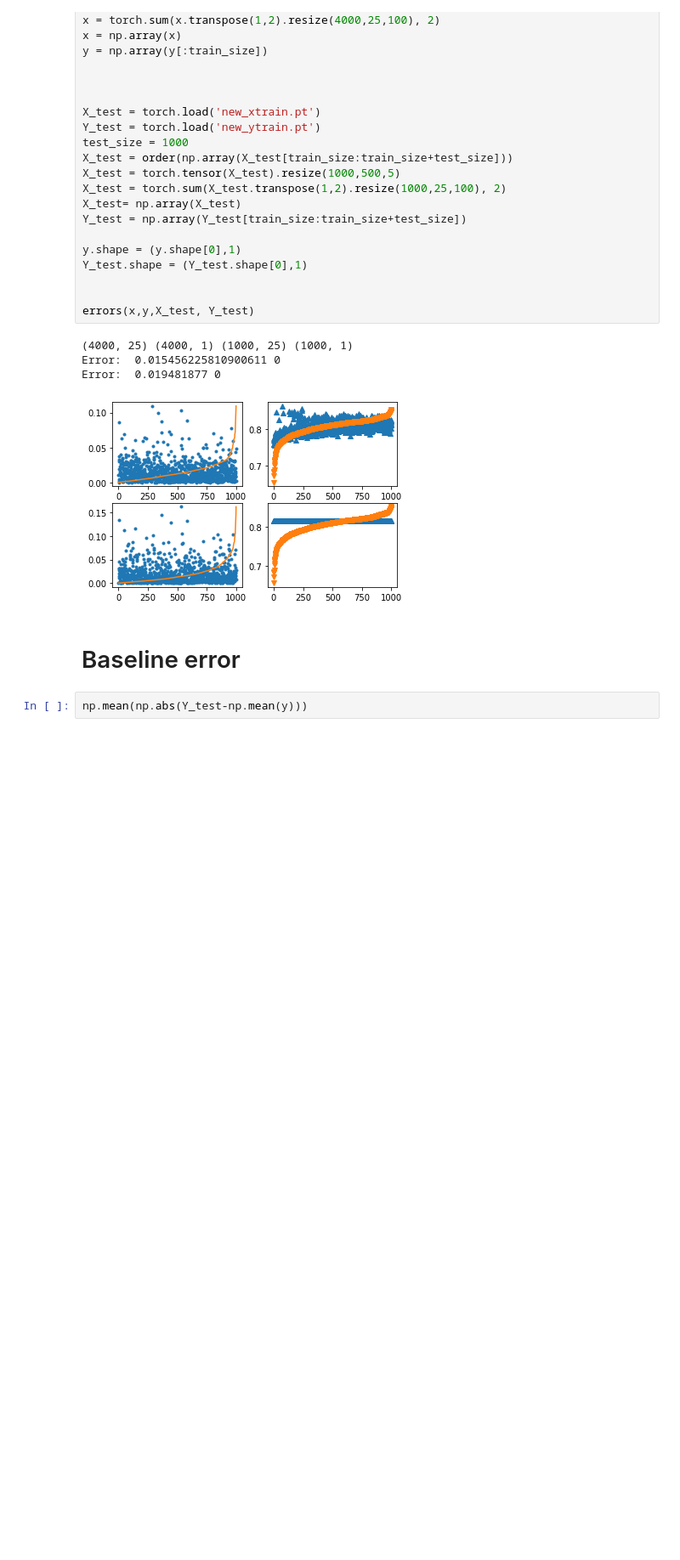
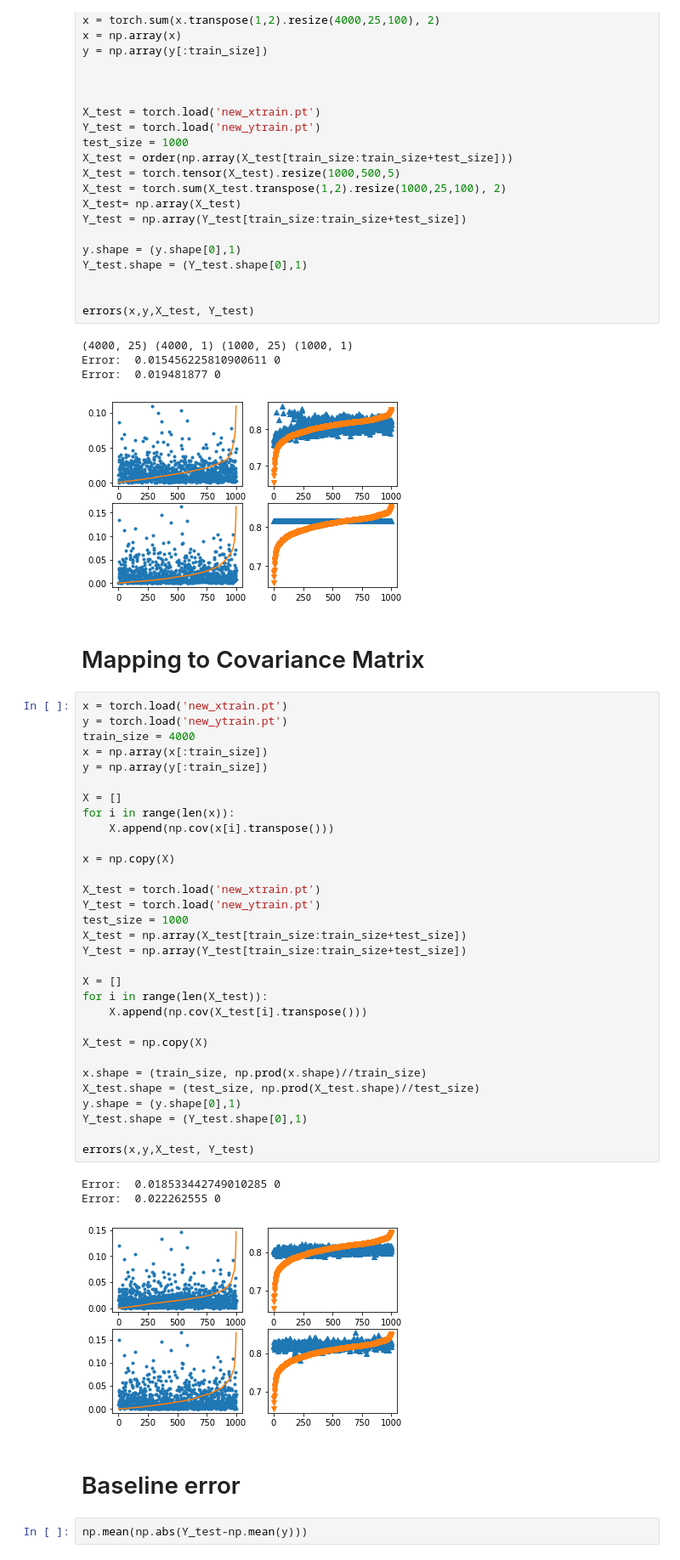
Before and after one commit to angelosaadeh/Set-training, a Jupyter notebook: Data_training.ipynb, the cells around one changed output. Shown: that part at 85% size. Drawn from its saved outputs; the diff is of its cells as text; blank space fills up the shorter version.

```diff
--- a/Data_training.ipynb
+++ b/Data_training.ipynb
@@ -276,6 +276,43 @@ errors(x,y,X_test, Y_test)
 Error:  0.015456225810900611 0
 Error:  0.019481877 0
 [figure]
+# %% [markdown]
+# Mapping to Covariance Matrix
+# %%
+x = torch.load('new_xtrain.pt')
+y = torch.load('new_ytrain.pt')
+train_size = 4000
+x = np.array(x[:train_size])
+y = np.array(y[:train_size])
+
+X = []
+for i in range(len(x)):
+    X.append(np.cov(x[i].transpose()))
+
+x = np.copy(X)
+
+X_test = torch.load('new_xtrain.pt')
+Y_test = torch.load('new_ytrain.pt')
+test_size = 1000
+X_test = np.array(X_test[train_size:train_size+test_size])
+Y_test = np.array(Y_test[train_size:train_size+test_size])
+
+X = []
+for i in range(len(X_test)):
+    X.append(np.cov(X_test[i].transpose()))
+
+X_test = np.copy(X)
+
+x.shape = (train_size, np.prod(x.shape)//train_size)
+X_test.shape = (test_size, np.prod(X_test.shape)//test_size)
+y.shape = (y.shape[0],1)
+Y_test.shape = (Y_test.shape[0],1)
+
+errors(x,y,X_test, Y_test)
+# %% [output]
+Error:  0.018533442749010285 0
+Error:  0.022262555 0
+[figure, added]
 # %% [markdown]
 # Baseline error
 # %%
```
